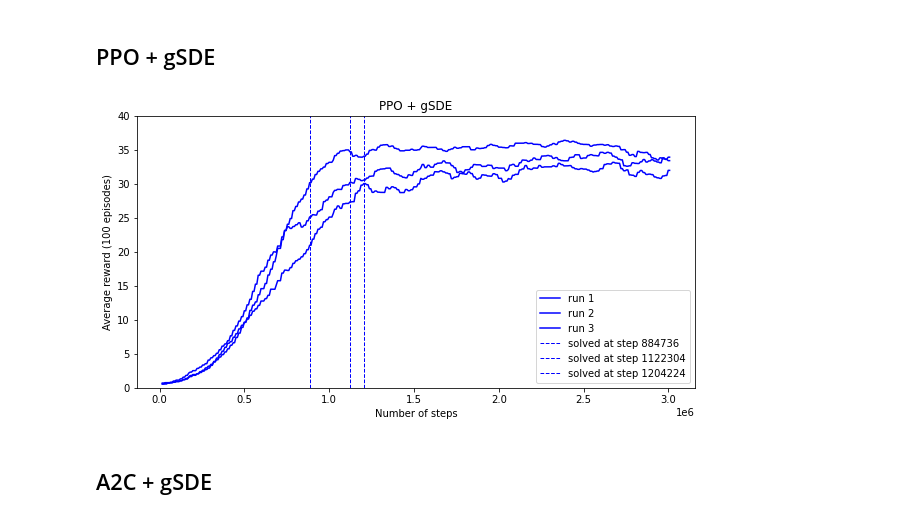
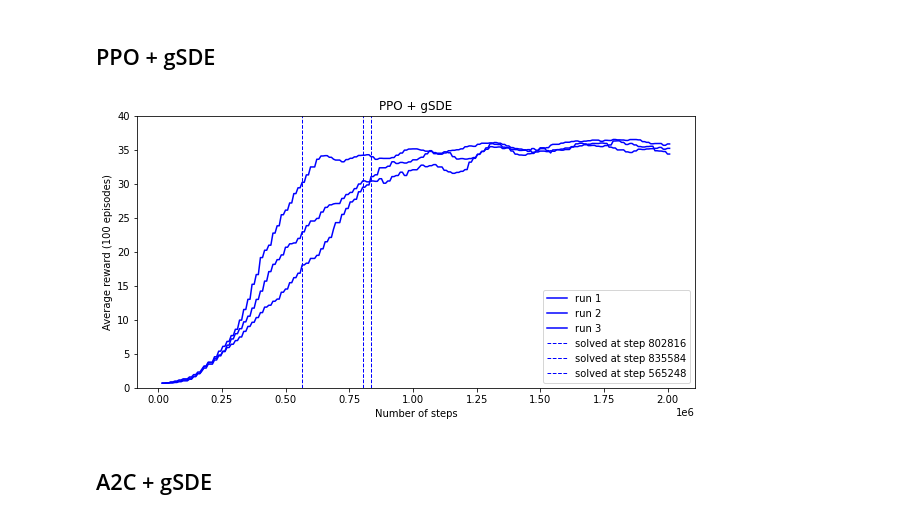
Before and after one commit to koulakis/reacher-deep-reinforcement-learning, a Jupyter notebook: notebooks/a2c_ppo_sac_with_gsde.ipynb, the cells around one changed output. Cells and saved outputs as stored; diff of their text form; code cells hidden in the pictures.

Commit message:
Re-run the PPO zoo experiments after changing the activation function and normalizing rewards.

```diff
--- a/notebooks/a2c_ppo_sac_with_gsde.ipynb
+++ b/notebooks/a2c_ppo_sac_with_gsde.ipynb
@@ -11,18 +11,18 @@ from utils import plot_several_experiment_curves
 ## PPO + gSDE
 # %%
 experiments_ppo_stability = [
-        ('run 1', '../experiments/zoo_ppo_gsde_norm/tensorboard_logs/PPO_1'),
-        ('run 2', '../experiments/zoo_ppo_gsde_norm/tensorboard_logs/PPO_2'),
-        ('run 3', '../experiments/zoo_ppo_gsde_norm/tensorboard_logs/PPO_3')
+        ('run 1', '../experiments/zoo_ppo_gsde_norm_reward/tensorboard_logs/PPO_1'),
+        ('run 2', '../experiments/zoo_ppo_gsde_norm_reward/tensorboard_logs/PPO_2'),
+        ('run 3', '../experiments/zoo_ppo_gsde_norm_reward/tensorboard_logs/PPO_3')
 ]
 # %%
 plot_several_experiment_curves(
     experiments_ppo_stability,
     title='PPO + gSDE',
-    save_name='ppo_zoo_sgde_norm',
+    save_name='ppo_zoo_sgde_norm_reward',
     colors=3*['blue'])
 # %% [output]
-[figure, old version]
+[figure, new version]
 # %% [markdown]
 ## A2C + gSDE
 # %%
```
Also changed, not shown: 17 other files.
